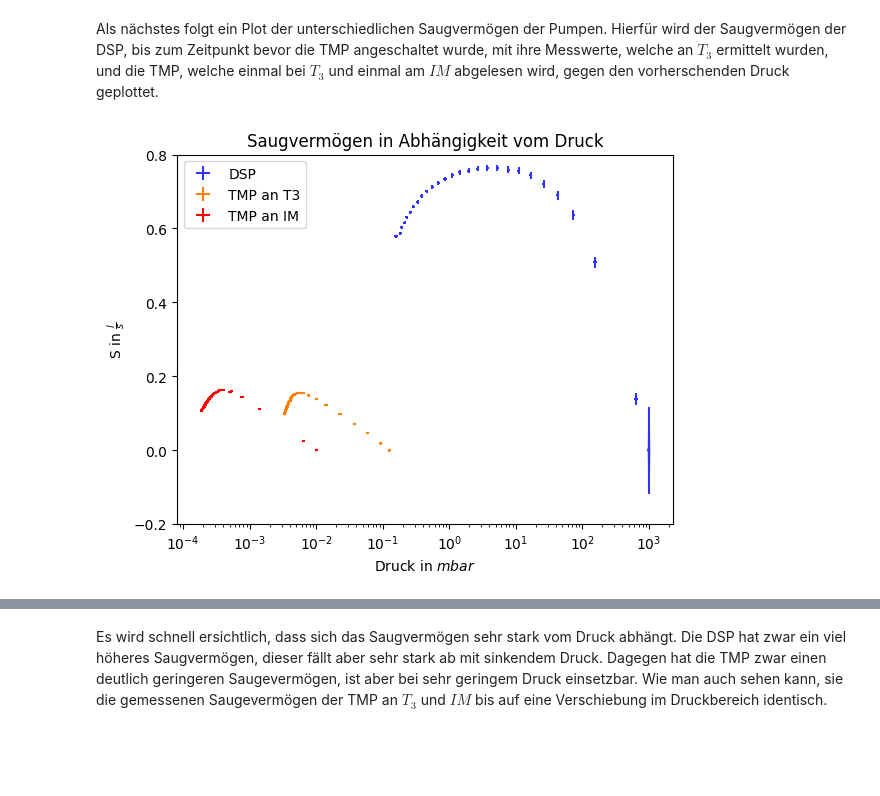
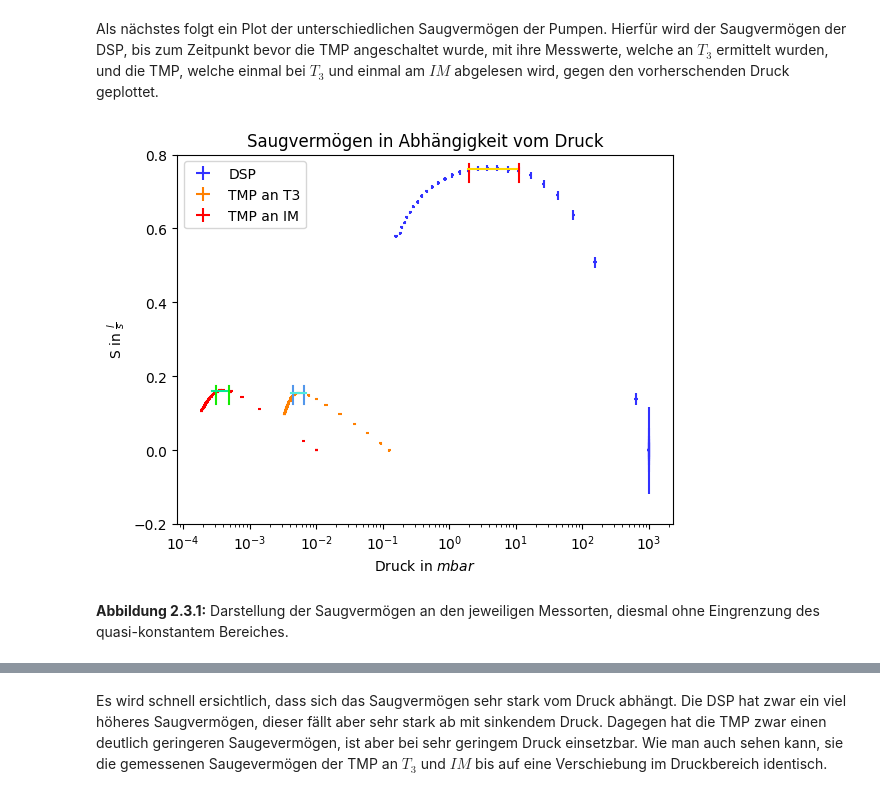
Before and after one commit to AlFa-Tier/Uni_codes, a Jupyter notebook: Praktikum/Vakuum/Vakuum.ipynb, the cells around one changed output, grey strips where cells are left out. Cells and saved outputs as stored; diff of their text form; code cells hidden in the pictures; blank space fills up the shorter version.

```diff
--- a/Praktikum/Vakuum/Vakuum.ipynb
+++ b/Praktikum/Vakuum/Vakuum.ipynb
@@ -734,26 +752,43 @@ Als nächstes folgt ein Plot der unterschiedlichen Saugvermögen der Pumpen. Hie
 # %%
 # Make Datasets with their error
 S_DSP = [Saugvermoegen(time_3[i],pressure_T3[i],p_0=pressure_T3[0],V=V) for i in range(0,34)]
 S_TMP_T3 = [Saugvermoegen(time_3[i],pressure_T3[i],p_0=pressure_T3[34],V=V) for i in range(34,83)]
 S_TMP_IM = [Saugvermoegen(time_3[i],pressure_IM[i],p_0=pressure_IM[34],V=V) for i in range(34,83)]
 
 S_err_DSP= [del_S(time_3[i],pressure_T3[i],p_0=pressure_T3[0],V=V) for i in range(0,34)]
 S_err_TMP_T3= [del_S(time_3[i],pressure_T3[i],p_0=pressure_T3[0],V=V) for i in range(34,83)]
 S_err_TMP_IM= [del_S(time_3[i],pressure_IM[i],p_0=pressure_IM[0],V=V) for i in range(34,83)]
 
 #Create the PlotsF for S-p
 plt.errorbar(x=pressure_T3[0:34],y=S_DSP,xerr=0.0539*pressure_T3[0:34],yerr=S_err_DSP,ls='none',color='#3232ff',label='DSP')
 plt.errorbar(x=pressure_T3[34:83],y=S_TMP_T3,xerr=0.0539*pressure_T3[34:83],yerr=S_err_TMP_T3,ls='none',color='#ff8000',label='TMP an T3')
 plt.errorbar(x=pressure_IM[34:83],y=S_TMP_IM,xerr=0.0539*pressure_IM[34:83],yerr=S_err_TMP_IM,ls='none',color='#ff0000',label='TMP an IM')
 
 plt.title('Saugvermögen in Abhängigkeit vom Druck')
 plt.xlabel('Druck in $mbar$')
 plt.ylabel(r'S in $\frac{{l}}{{s}}$')
 plt.xscale('log')
 plt.ylim(-0.2,0.8)
 
+#Seperate the three intervals for DSP
+plt.axvline(x=pressure_T3[13],ymin=0.925,ymax=0.975,color="red")
+plt.axvline(x=pressure_T3[18],ymin=0.925,ymax=0.975,color="red")
+plt.axhline(y=mean(list=S_DSP,start=13,finish=18),xmin=0.586,xmax=0.686,color='gold')
+
+#Seperate the three intervals for TMP_T3
+plt.axvline(x=pressure_T3[42],ymin=0.325,ymax=0.375,color="#5297EB")
+plt.axvline(x=pressure_T3[50],ymin=0.325,ymax=0.375,color="#5297EB")
+plt.axhline(y=mean(list=S_TMP_T3,start=8,finish=14),xmin=0.23,xmax=0.26,color='#52EBDD')
+
+#Seperate the three intervals for TMP_IM
+plt.axvline(x=pressure_IM[42],ymin=0.325,ymax=0.375,color="#13EB02")
+plt.axvline(x=pressure_IM[48],ymin=0.325,ymax=0.375,color="#13EB02")
+plt.axhline(y=mean(list=S_TMP_IM,start=8,finish=14),xmin=0.07,xmax=0.1,color='#02EB93')
+
 #Show end result
 plt.legend()
 plt.show()
+display(Markdown('**Abbildung 2.3.1:** Darstellung der Saugvermögen an den jeweiligen Messorten, diesmal ohne Eingrenzung des quasi-konstantem Bereiches.'))
 # %% [output]
-[figure, old version]
+[figure, new version]
+**Abbildung 2.3.1:** Darstellung der Saugvermögen an den jeweiligen Messorten, diesmal ohne Eingrenzung des quasi-konstantem Bereiches.
```
Also changed, not shown: parts of 15 cells of this notebook, 2 other files.
